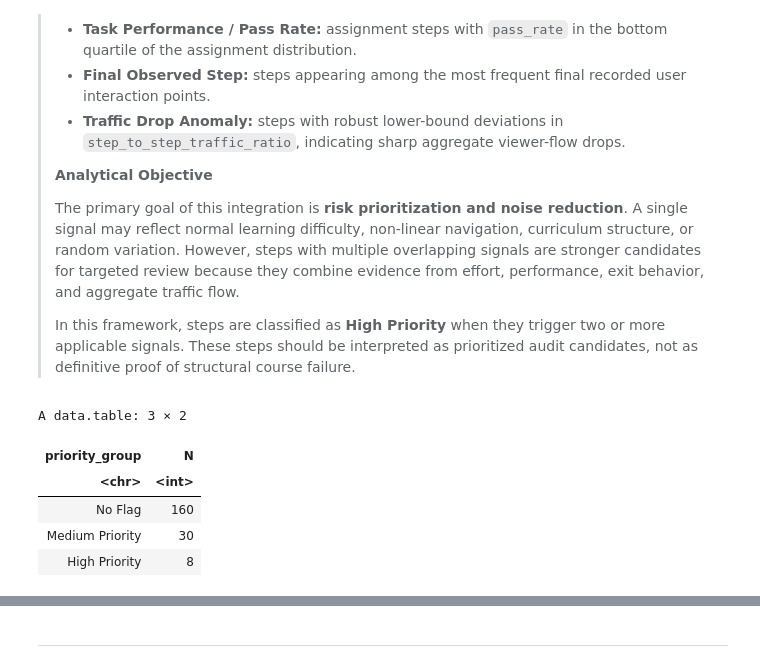
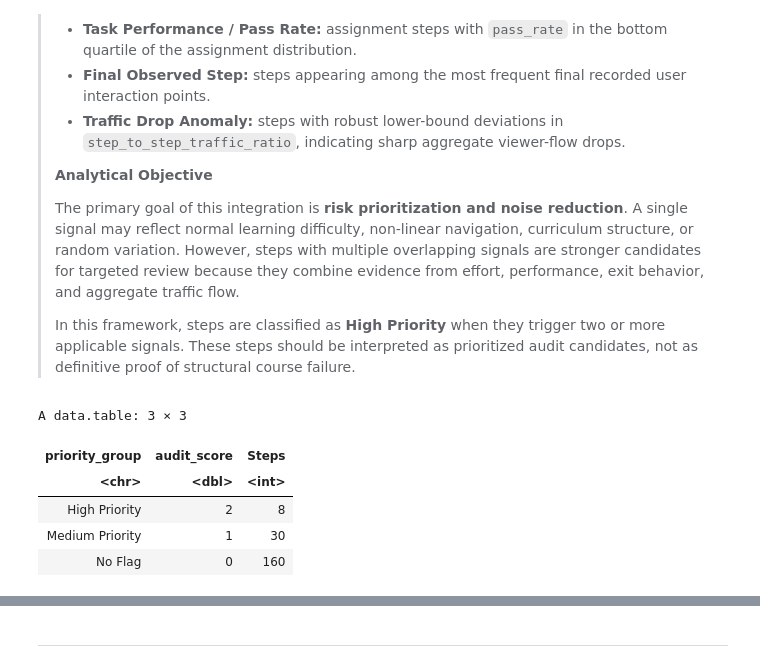
Before and after one commit to Safonovanastya87/stepik-product-analytics-completion-risk-ml, a Jupyter notebook: notebooks/01_product_analysis_activation_gap.ipynb, the cells around one changed output, grey strips where cells are left out. Drawn from its saved outputs; the diff is of its cells as text; code cells hidden in the pictures.

```diff
--- a/notebooks/01_product_analysis_activation_gap.ipynb
+++ b/notebooks/01_product_analysis_activation_gap.ipynb
@@ -2336,19 +2324,6 @@ cross_audit[, n_signals_triggered :=
   )
 ]
 # %%
-# Optional priority label
-cross_audit[, priority_group := fcase(
-  n_signals_triggered >= 2, "High Priority",
-  n_signals_triggered == 1, "Medium Priority",
-  default = "No Flag"
-)]
-
-# Summary
-cross_audit[, .N, by = .(priority_group)][order(-N)]
+# Risk score: number of triggered diagnostic signals per step.
+# Each triggered signal contributes 1 point to the audit score.
+cross_audit[, audit_score := n_signals_triggered]
-# %% [output]
-A data.table: 3 × 2
-| priority_group | N |
-| <chr> | <int> |
-| No Flag | 160 |
-| Medium Priority | 30 |
-| High Priority | 8 |
@@ -2355,3 +2340,22 @@ A data.table: 3 × 2
+# %%
+# Summarize how many steps fall into each priority group
+# and how many diagnostic signals they triggered.
+cross_audit_score_summary <- cross_audit[
+  ,
+  .(Steps = .N),
+  by = .(priority_group, audit_score)
+][
+  order(-audit_score, priority_group)
+]
+
+cross_audit_score_summary
+# %% [output]
+A data.table: 3 × 3
+| priority_group | audit_score | Steps |
+| <chr> | <dbl> | <int> |
+| High Priority | 2 | 8 |
+| Medium Priority | 1 | 30 |
+| No Flag | 0 | 160 |
 # %% [markdown]
 **Risk Signal Integration: Multi-Signal Validation**
 
```
Also changed, not shown: parts of 8 cells of this notebook, 1 other file.
